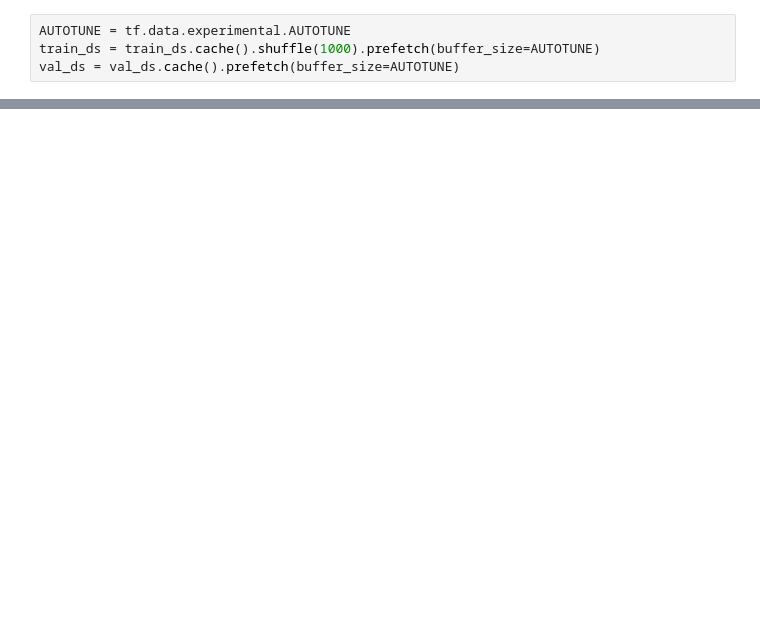
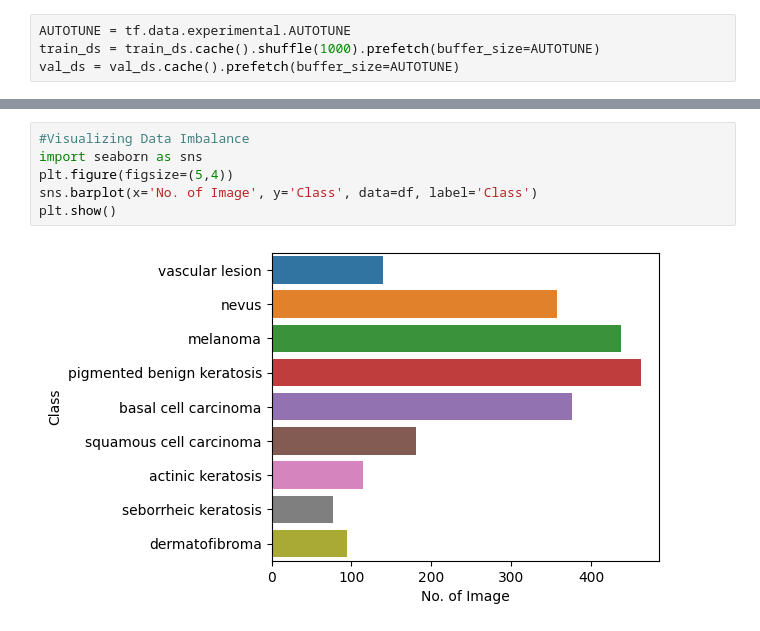
Before and after one commit to pk210495/Melanoma-Detection-Assignment, a Jupyter notebook: Melanoma_SkinCancer_Detection.ipynb, the cells around one changed output, grey strips where cells are left out. Saved outputs shown, nothing was run; the diff lists cells and outputs as text; blank space fills up the shorter version.

```diff
--- a/Melanoma_SkinCancer_Detection.ipynb
+++ b/Melanoma_SkinCancer_Detection.ipynb
@@ -467,0 +486,8 @@ The overall accuracy has been improved as well to 84%
+# %%
+#Visualizing Data Imbalance
+import seaborn as sns
+plt.figure(figsize=(5,4))
+sns.barplot(x='No. of Image', y='Class', data=df, label='Class')
+plt.show()
+# %% [output]
+[figure, added]
```
Also changed, not shown: parts of 105 cells of this notebook.
